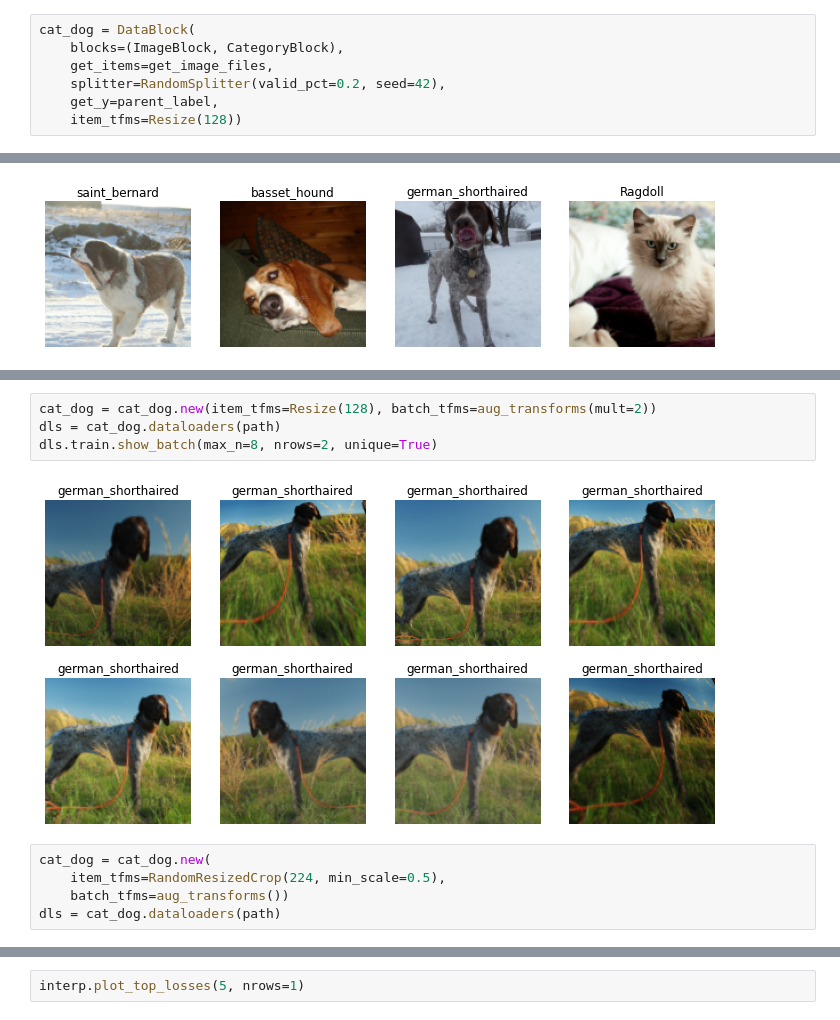
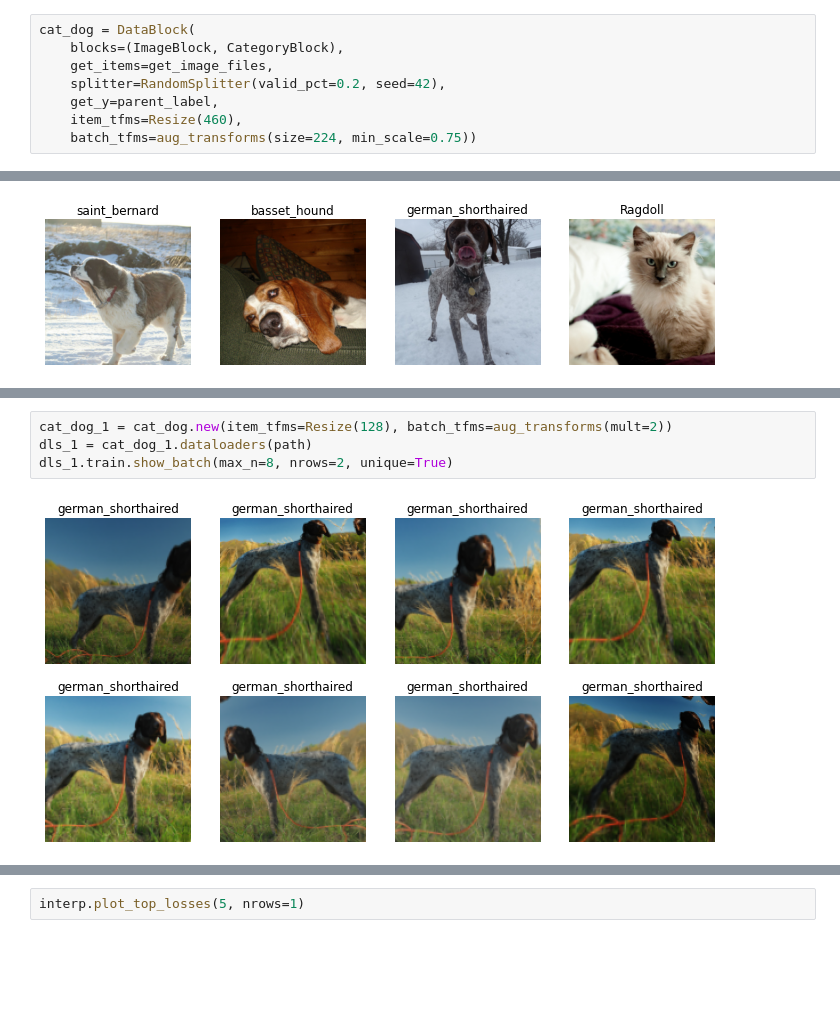
Before and after one commit to jclock98/class_cat_dog, a Jupyter notebook: Classifier Cat Dog.ipynb, the cells around one changed output, grey strips where cells are left out. Saved outputs shown, nothing was run; the diff lists cells and outputs as text; blank space fills up the shorter version.

```diff
--- a/Classifier Cat Dog.ipynb
+++ b/Classifier Cat Dog.ipynb
@@ -41,4 +49,5 @@ cat_dog = DataBlock(
     get_items=get_image_files,
     splitter=RandomSplitter(valid_pct=0.2, seed=42),
     get_y=parent_label,
-    item_tfms=Resize(128))
+    item_tfms=Resize(460),
+    batch_tfms=aug_transforms(size=224, min_scale=0.75))
@@ -51,11 +97,6 @@ dls.valid.show_batch(max_n=4, nrows=1)
 # %%
-cat_dog = cat_dog.new(item_tfms=Resize(128), batch_tfms=aug_transforms(mult=2))
-dls = cat_dog.dataloaders(path)
-dls.train.show_batch(max_n=8, nrows=2, unique=True)
+cat_dog_1 = cat_dog.new(item_tfms=Resize(128), batch_tfms=aug_transforms(mult=2))
+dls_1 = cat_dog_1.dataloaders(path)
+dls_1.train.show_batch(max_n=8, nrows=2, unique=True)
 # %% [output]
-[figure, old version]
+[figure, new version]
-# %%
-cat_dog = cat_dog.new(
-    item_tfms=RandomResizedCrop(224, min_scale=0.5),
-    batch_tfms=aug_transforms())
-dls = cat_dog.dataloaders(path)
```
Also changed, not shown: parts of 27 cells of this notebook.
